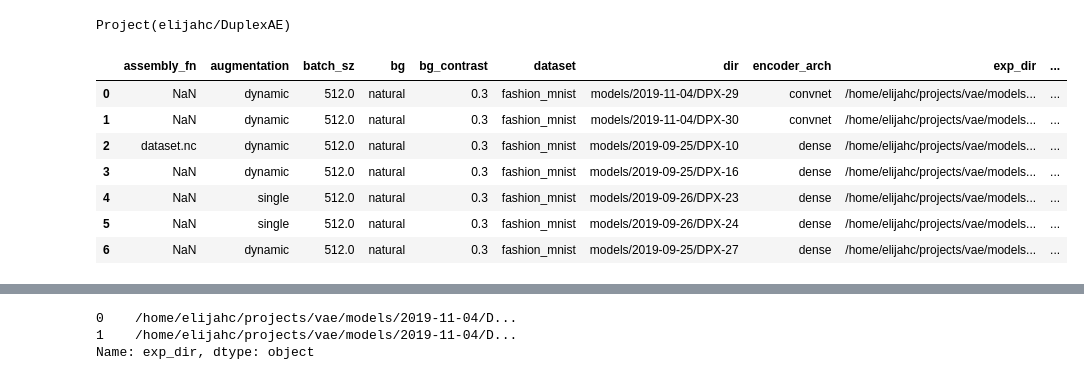
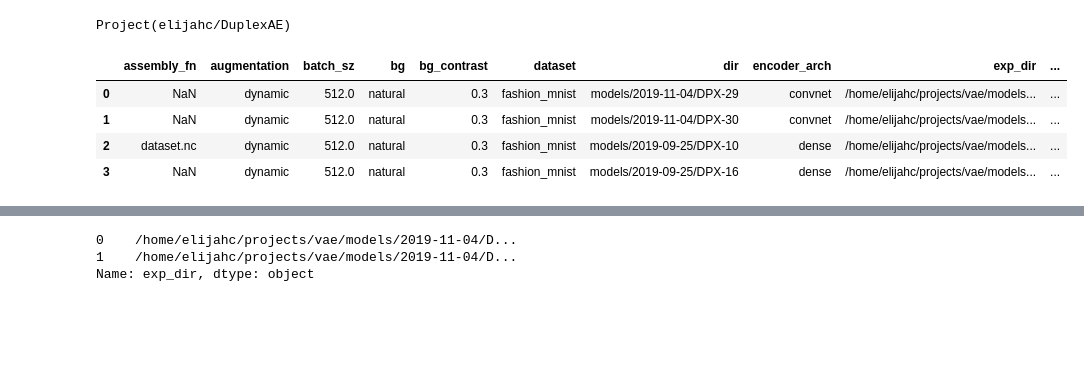
Before and after one commit to elijahc/vae, a Jupyter notebook: notebooks/06.5-Fig2.ipynb, the cells around one changed output, grey strips where cells are left out. Saved outputs shown, nothing was run; the diff lists cells and outputs as text; code cells hidden in the pictures; blank space fills up the shorter version.

```diff
--- a/notebooks/06.5-Fig2.ipynb
+++ b/notebooks/06.5-Fig2.ipynb
@@ -68,29 +68,26 @@ def load_config(exps):
 # %%
 conv_eids = [
     'DPX-29',
     'DPX-30',
 ]
 dense_eids = [
     'DPX-10',
-    'DPX-27',
+#     'DPX-27',
     'DPX-16',
-    'DPX-23',
-    'DPX-24',
+#     'DPX-23',
+#     'DPX-24',
 ]
 conv_exps = neptune.project.get_experiments(id=conv_eids)
 dense_exps = neptune.project.get_experiments(id=dense_eids)
 exps = np.array(conv_exps+dense_exps)
 s_df = pd.DataFrame(list(load_config(exps)))
 s_df
 # %% [output]
 |  | assembly_fn | augmentation | batch_sz | bg | bg_contrast | dataset | dir | encoder_arch | exp_dir | ... |
 | 0 | NaN | dynamic | 512.0 | natural | 0.3 | fashion_mnist | models/2019-11-04/DPX-29 | convnet | /home/elijahc/projects/vae/models... | ... |
 | 1 | NaN | dynamic | 512.0 | natural | 0.3 | fashion_mnist | models/2019-11-04/DPX-30 | convnet | /home/elijahc/projects/vae/models... | ... |
 | 2 | dataset.nc | dynamic | 512.0 | natural | 0.3 | fashion_mnist | models/2019-09-25/DPX-10 | dense | /home/elijahc/projects/vae/models... | ... |
 | 3 | NaN | dynamic | 512.0 | natural | 0.3 | fashion_mnist | models/2019-09-25/DPX-16 | dense | /home/elijahc/projects/vae/models... | ... |
-| 4 | NaN | single | 512.0 | natural | 0.3 | fashion_mnist | models/2019-09-26/DPX-23 | dense | /home/elijahc/projects/vae/models... | ... |
-| 5 | NaN | single | 512.0 | natural | 0.3 | fashion_mnist | models/2019-09-26/DPX-24 | dense | /home/elijahc/projects/vae/models... | ... |
-| 6 | NaN | dynamic | 512.0 | natural | 0.3 | fashion_mnist | models/2019-09-25/DPX-27 | dense | /home/elijahc/projects/vae/models... | ... |
 # %%
 recon_idxs = (s_df.recon_weight > 0).values
 nrecon_idxs = ~recon_idxs
```
Also changed, not shown: parts of 23 cells of this notebook, 16 other files.
